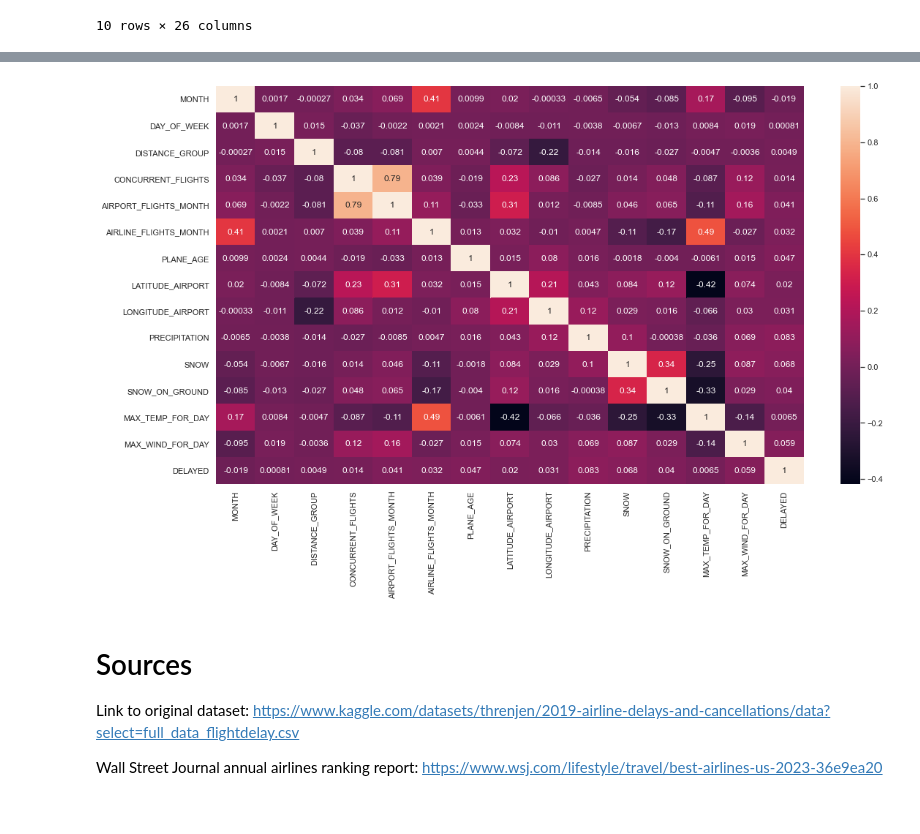
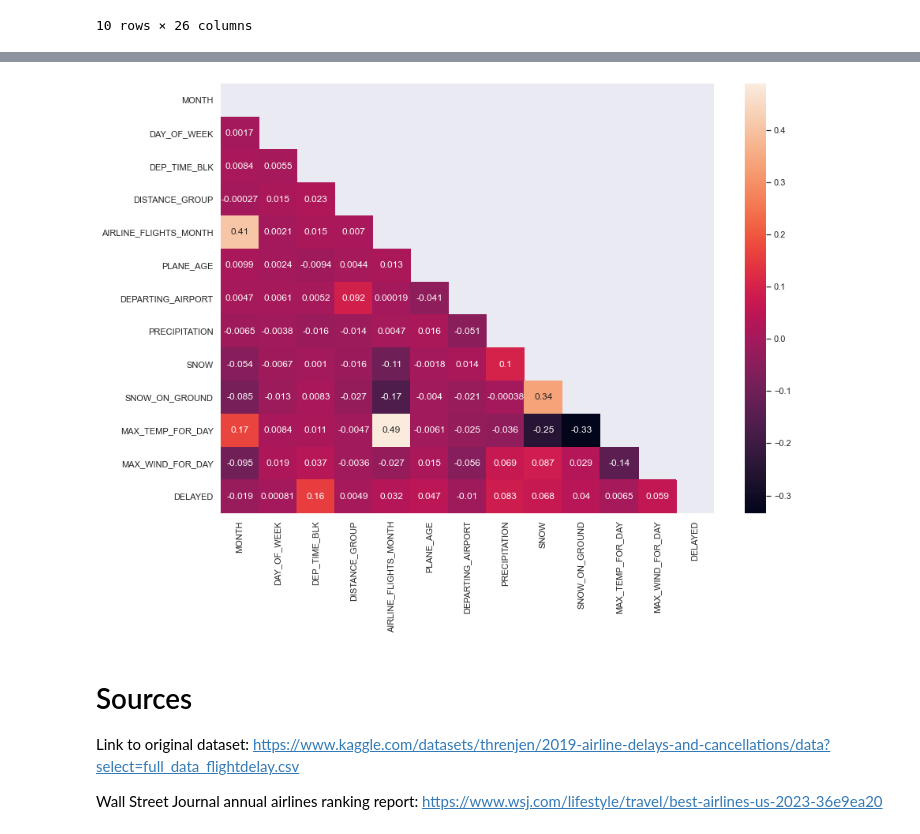
Before and after one commit to rookiescientist-andre/Whats-My-Flight-Status, a Jupyter notebook: flight_status_model.ipynb, the cells around one changed output, grey strips where cells are left out. Saved outputs shown, nothing was run; the diff lists cells and outputs as text; code cells hidden in the pictures.

Commit message:
More data preprocessing

```diff
--- a/flight_status_model.ipynb
+++ b/flight_status_model.ipynb
@@ -196,7 +181,8 @@ data2.head(10)
 # %%
 # Drop unnecessary columns
 cols_to_drop = ['SEGMENT_NUMBER', 'NUMBER_OF_SEATS', 'FLT_ATTENDANTS_PER_PASS', 'AVG_MONTHLY_PASS_AIRPORT',
-                'GROUND_SERV_PER_PASS', 'AIRLINE_AIRPORT_FLIGHTS_MONTH', 'PREVIOUS_AIRPORT', 'AVG_MONTHLY_PASS_AIRLINE']
+                'GROUND_SERV_PER_PASS', 'AIRLINE_AIRPORT_FLIGHTS_MONTH', 'PREVIOUS_AIRPORT', 'AVG_MONTHLY_PASS_AIRLINE',
+                'LATITUDE', 'LONGITUDE', 'CARRIER_NAME', 'CONCURRENT_FLIGHTS', 'AIRPORT_FLIGHTS_MONTH']
 data2 = data2.drop(cols_to_drop, axis=1)
 data2.info()
 # %% [output]
@@ -223,9 +212,7 @@ new_col_names = {'DEP_DEL15': 'DELAYED',
                 'PRCP': 'PRECIPITATION',
                 'SNWD': 'SNOW_ON_GROUND',
                 'TMAX': 'MAX_TEMP_FOR_DAY',
-                'AWND': 'MAX_WIND_FOR_DAY',
-                'LATITUDE': 'LATITUDE_AIRPORT',
-                'LONGITUDE': 'LONGITUDE_AIRPORT'}
+                'AWND': 'MAX_WIND_FOR_DAY'}
 data2 = data2.rename(new_col_names, axis=1)
 data2.head()
 # %% [output]
@@ -252,0 +305,7 @@ data2.head()
+# %%
+value_counts = data2['DEP_TIME_BLK'].value_counts().sort_index()
+block_number = {value: i for i, value in enumerate(value_counts.index)}
+
+# Create a new column in the DataFrame containing the unique number for each value
+data2["DEP_TIME_BLK"] = data2["DEP_TIME_BLK"].map(block_number)
+data2.head()
@@ -252,0 +319,7 @@ data2.head()
+# %%
+value_counts_airports = data2['DEPARTING_AIRPORT'].value_counts().sort_index()
+airport_number = {value: i for i, value in enumerate(value_counts_airports.index)}
+
+# Create a new column in the DataFrame containing the unique number for each value
+data2['DEPARTING_AIRPORT'] = data2['DEPARTING_AIRPORT'].map(airport_number)
+data2.head()
@@ -253,9 +333,10 @@ data2.head()
 # %%
 # Plot a heatmap with the Pearson coefficient values listed
-sns.set(rc={'figure.figsize':(18, 10)})
-sns.heatmap(data2.corr(), annot=True);
+fig, ax = plt.subplots(figsize=(14, 10))
+mask = np.triu(np.ones_like(data2.corr(), dtype=bool))
+sns.heatmap(data2.corr(), mask=mask, annot=True);
 # %% [output]
-[figure, old version]
+[figure, new version]
 # %% [markdown]
 # Sources
 Link to original dataset:
```
Also changed, not shown: parts of 10 cells of this notebook.
